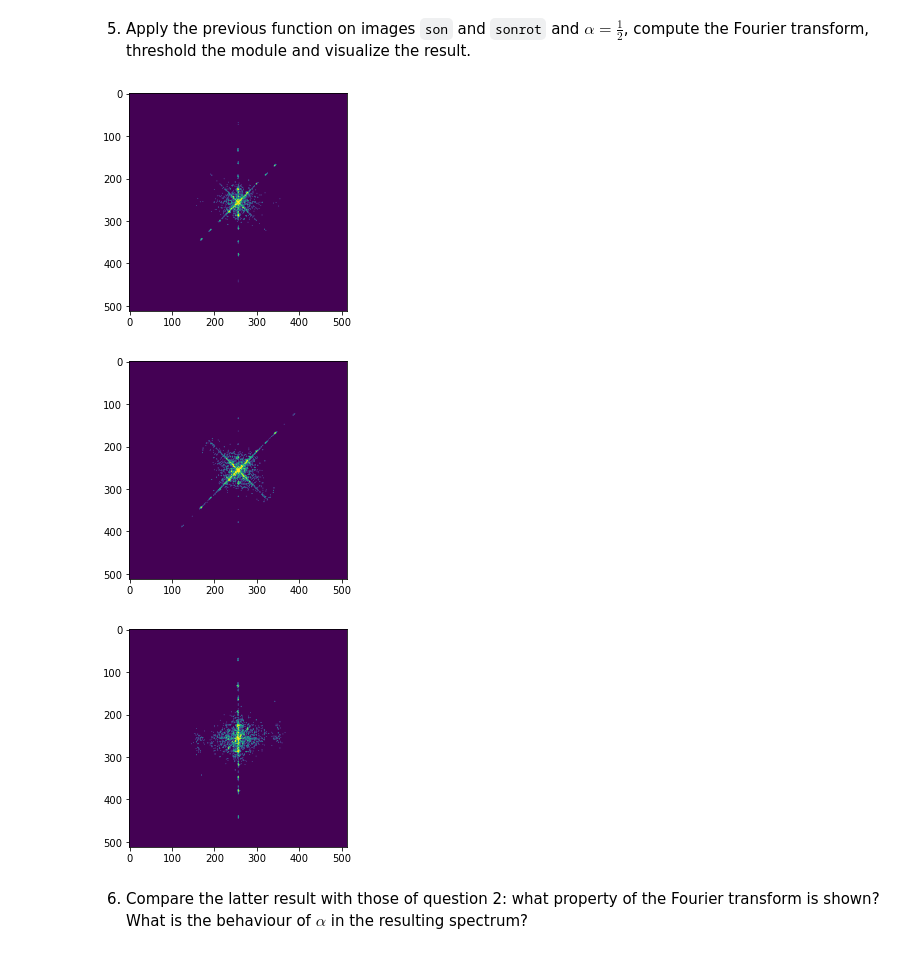
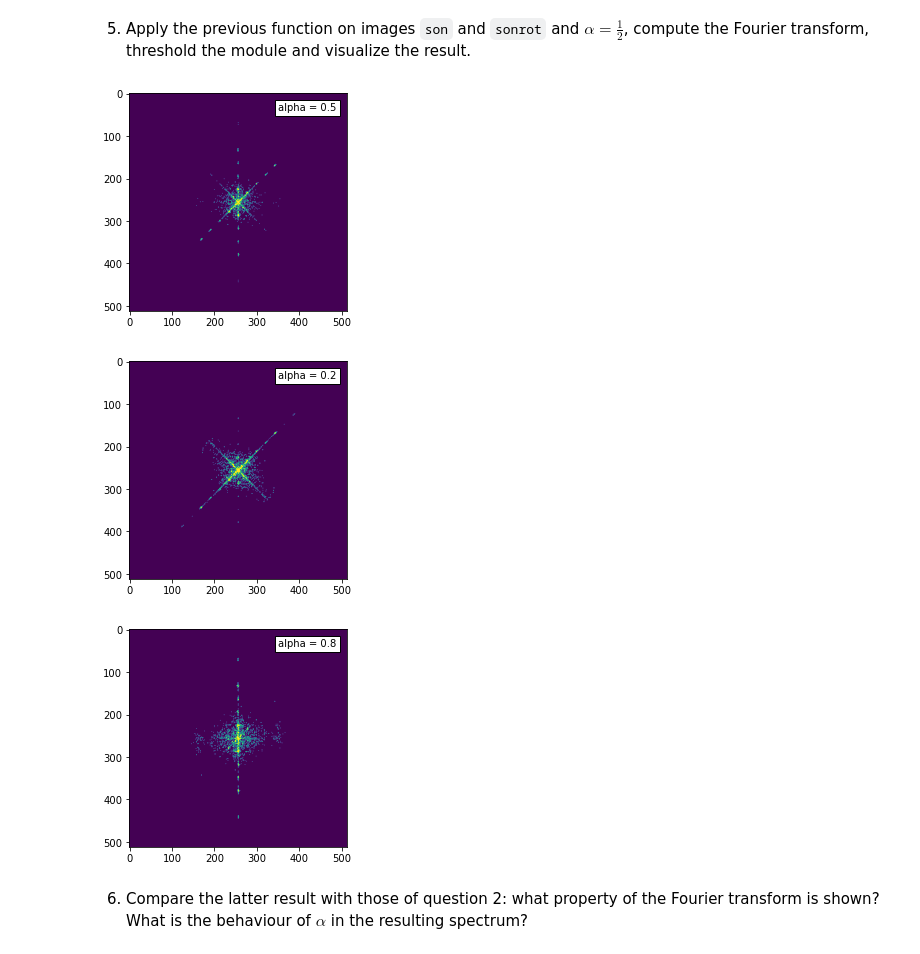
Before and after one commit to LUKALAVAL/BIMA, a Jupyter notebook: TME2/TME2.ipynb, the cells around one changed output. Saved outputs shown, nothing was run; the diff lists cells and outputs as text; code cells hidden in the pictures.

```diff
--- a/TME2/TME2.ipynb
+++ b/TME2/TME2.ipynb
@@ -96,29 +96,32 @@ def blend(I1,I2,alpha):
 # %%
 # Avec une superposition des images avec alpha = 0.5, les deux images ont le même poids
 # dans l'image résultante
 FT_Blend = computeFT(blend(son, sonrot, 0.5))
 THR_FT_Blend = thresholdImage(toVisualizeFT(FT_Blend), 1e5)
 
 plt.imshow(THR_FT_Blend)
+plt.text(350, 40, 'alpha = 0.5', bbox={'facecolor': 'white', 'pad': 3})
 plt.show()
 
 # Alpha est proche de 0, l'image 2 a un poids plus important que l'image 1
 FT_Blend = computeFT(blend(son, sonrot, 0.2))
 THR_FT_Blend = thresholdImage(toVisualizeFT(FT_Blend), 1e5)
 
 plt.imshow(THR_FT_Blend)
+plt.text(350, 40, 'alpha = 0.2', bbox={'facecolor': 'white', 'pad': 3})
 plt.show()
 
 # Alpha est proche de 1, l'image 1 a un poids plus important que l'image 2
 FT_Blend = computeFT(blend(son, sonrot, 0.8))
 THR_FT_Blend = thresholdImage(toVisualizeFT(FT_Blend), 1e5)
 
 plt.imshow(THR_FT_Blend)
+plt.text(350, 40, 'alpha = 0.8', bbox={'facecolor': 'white', 'pad': 3})
 plt.show()
 # %% [output]
-[figure, old version]
+[figure, new version]
-[figure, old version]
+[figure, new version]
-[figure, old version]
+[figure, new version]
 # %% [markdown]
 6. Compare the latter result with those of question 2: what property of the Fourier transform is shown? What is the behaviour of $\alpha$ in the resulting spectrum?
 # %% [markdown]
```
Also changed, not shown: parts of 8 cells of this notebook.
